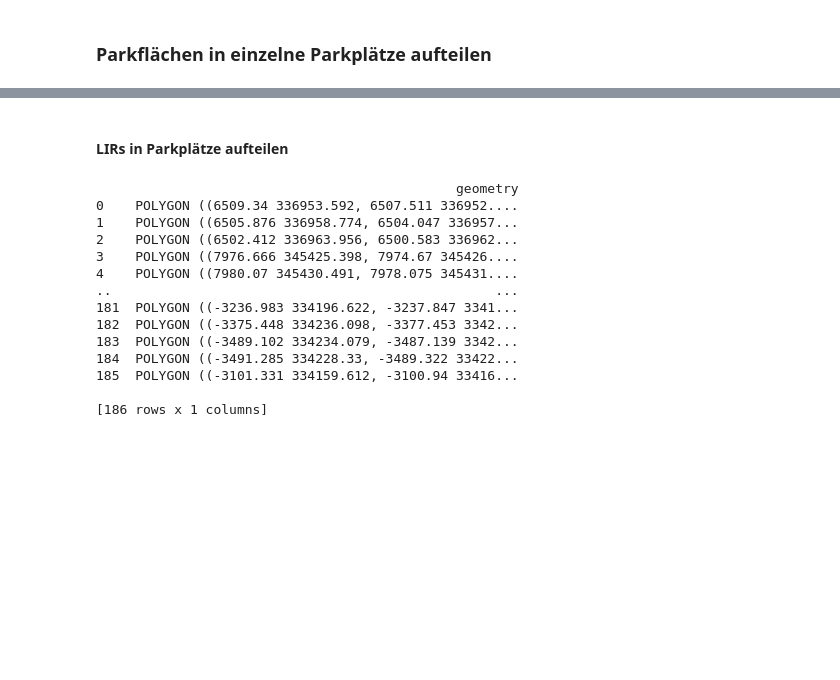
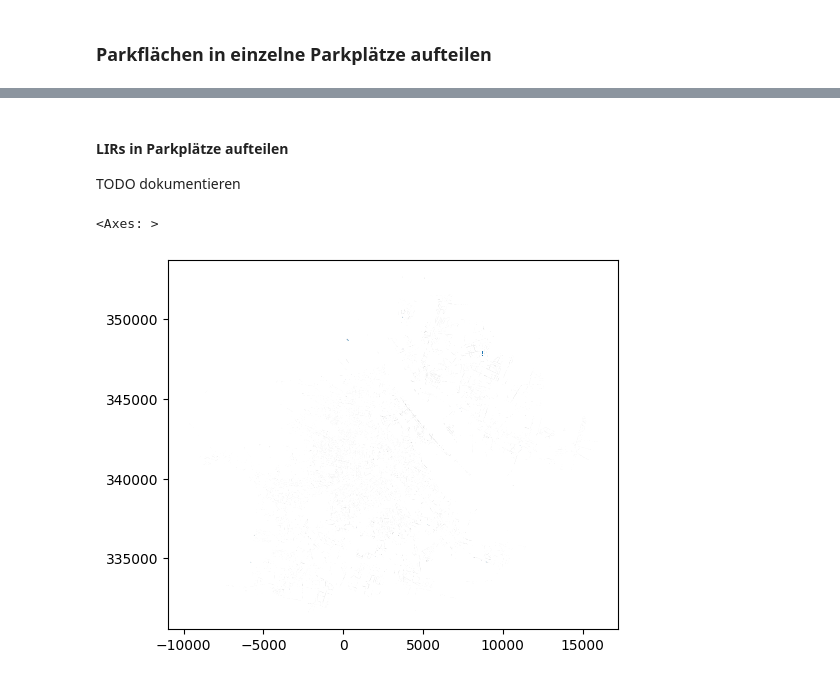
Before and after one commit to elias-gander/WienerParkplaetze, a Jupyter notebook: parkflaechen_wien.ipynb, the cells around one changed output, grey strips where cells are left out. Cells and saved outputs as stored; diff of their text form; code cells hidden in the pictures; blank space fills up the shorter version.

```diff
--- a/parkflaechen_wien.ipynb
+++ b/parkflaechen_wien.ipynb
@@ -194,5 +181,7 @@ print(parkflaechen_lirs)
 # %% [markdown]
 #### LIRs in Parkplätze aufteilen
+
+TODO dokumentieren
 # %%
 def split_parkflaeche(poly, min_parallel=6, min_perp=3):
     """
@@ -246,45 +235,33 @@ def split_parkflaeche(poly, min_parallel=6, min_perp=3):
     # if width < 3 m → parallel parking (min spot length = 5 m)
     # else → perpendicular parking (min spot length = 3.5 m)
     req = min_parallel if W_aligned < 3 else min_perp
 
     # Compute the number of spots that fit (each gets at least req meters)
     n = int(math.floor(L_aligned / req))
     # (Make sure we have at least one spot.)
     n = max(n, 1)
 
     # Now, each spot will actually be L_aligned/n long so that any extra length is equally shared.
     spot_len = L_aligned / n
 
     spots = []
     # For each spot, build a subrectangle in the rotated coordinate system.
     for i in range(n):
         # The lower-left corner of the i-th spot:
         ll = (minx + i * spot_len, miny)
         ur = (minx + (i + 1) * spot_len, maxy)
         subrect = box(*ll, *ur)
         # Rotate the subrectangle back to the original coordinate system.
         subrect_orig = affinity.rotate(subrect, theta, origin=cen)
         spots.append(subrect_orig)
 
     return spots
 
 
 parkplaetze = parkflaechen_lirs['geometry'].apply(split_parkflaeche)
 parkplaetze = [lir for sublist in parkplaetze for lir in sublist]
 parkplaetze = gpd.GeoDataFrame({'geometry': parkplaetze}, crs=parkflaechen.crs)
-print(parkplaetze)
+parkplaetze.plot()
 # %% [output]
-                                              geometry
-0    POLYGON ((6509.34 336953.592, 6507.511 336952....
-1    POLYGON ((6505.876 336958.774, 6504.047 336957...
-2    POLYGON ((6502.412 336963.956, 6500.583 336962...
-3    POLYGON ((7976.666 345425.398, 7974.67 345426....
-4    POLYGON ((7980.07 345430.491, 7978.075 345431....
-..                                                 ...
-181  POLYGON ((-3236.983 334196.622, -3237.847 3341...
-182  POLYGON ((-3375.448 334236.098, -3377.453 3342...
-183  POLYGON ((-3489.102 334234.079, -3487.139 3342...
-184  POLYGON ((-3491.285 334228.33, -3489.322 33422...
-185  POLYGON ((-3101.331 334159.612, -3100.94 33416...
-
-[186 rows x 1 columns]
+<Axes: >
+[figure, added]
```
Also changed, not shown: parts of 6 cells of this notebook, 7 other files.
